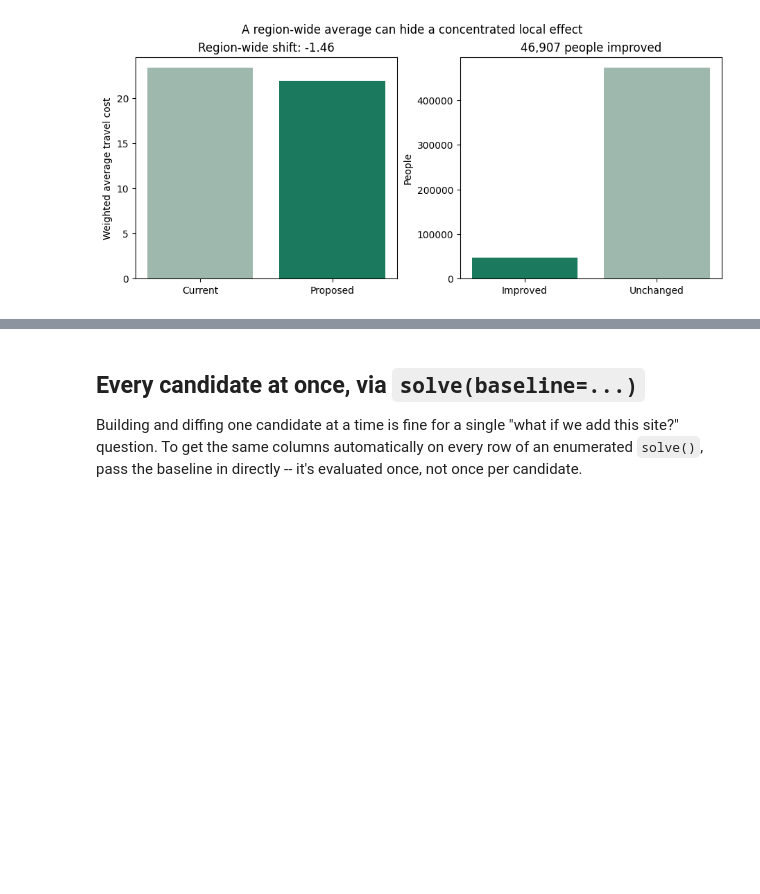
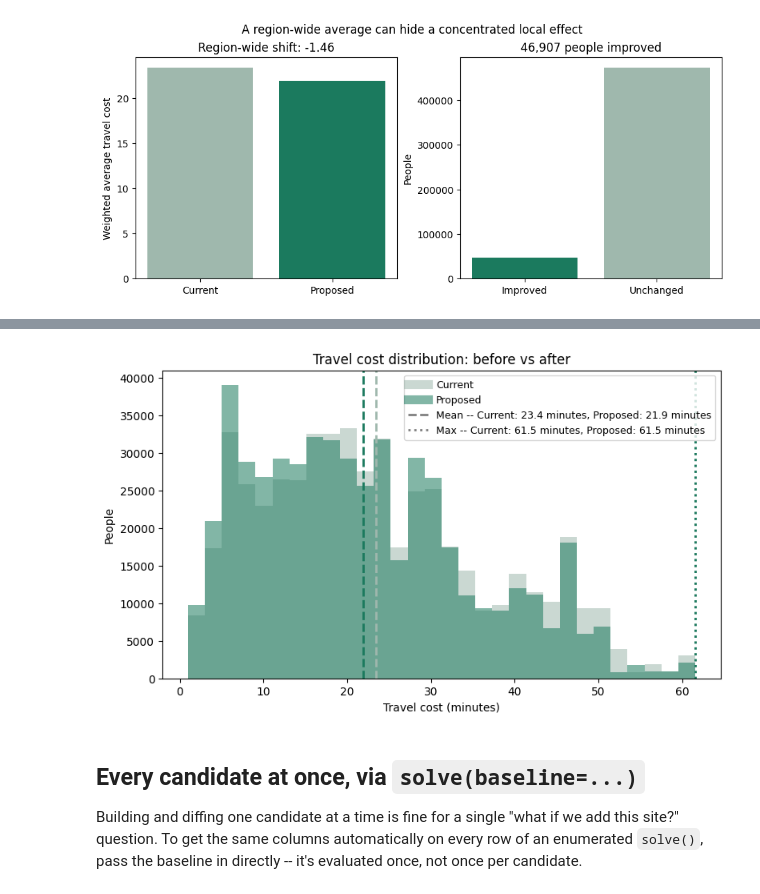
Before and after one commit to hsma-tools/lokigi, a Jupyter notebook: examples/location/population_impact/index.ipynb, the cells around one changed output, grey strips where cells are left out. Saved outputs shown, nothing was run; the diff lists cells and outputs as text; code cells hidden in the pictures; blank space fills up the shorter version.

```diff
--- a/examples/location/population_impact/index.ipynb
+++ b/examples/location/population_impact/index.ipynb
@@ -123,3 +127,7 @@ fig.savefig("image.png", dpi=150, bbox_inches="tight")
+# %%
+comparator.plot_population_impact_histogram();
+# %% [output]
+[figure, added]
 # %% [markdown]
 ## Every candidate at once, via `solve(baseline=...)`
 
```
Also changed, not shown: parts of 1 cell of this notebook, 4 other files.
